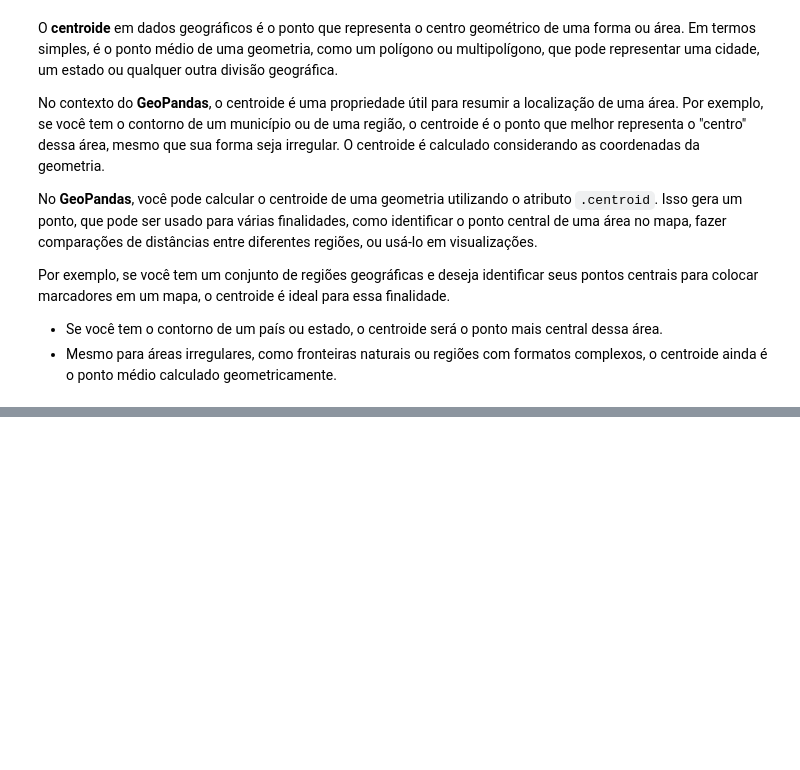
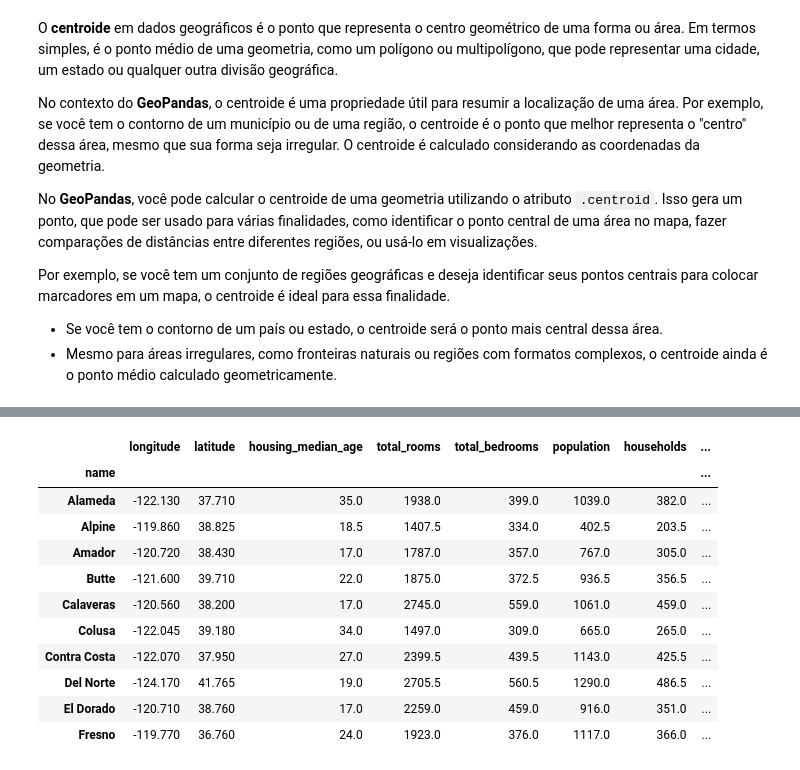
Before and after one commit to HilarioMarques/Regressao_preco_casas_California_Kaggle, a Jupyter notebook: notebooks/GeoPandas .ipynb, the cells around one changed output, grey strips where cells are left out. Saved outputs shown, nothing was run; the diff lists cells and outputs as text; code cells hidden in the pictures; blank space fills up the shorter version.

```diff
--- a/notebooks/GeoPandas .ipynb
+++ b/notebooks/GeoPandas .ipynb
@@ -252,0 +543,15 @@ plt.show()
+# %%
+gdf_joined.groupby("name").median(numeric_only=True).head(10)
+# %% [output]
+|  | longitude | latitude | housing_median_age | total_rooms | total_bedrooms | population | households | ... |
+| name |  |  |  |  |  |  |  | ... |
+| Alameda | -122.130 | 37.710 | 35.0 | 1938.0 | 399.0 | 1039.0 | 382.0 | ... |
+| Alpine | -119.860 | 38.825 | 18.5 | 1407.5 | 334.0 | 402.5 | 203.5 | ... |
+| Amador | -120.720 | 38.430 | 17.0 | 1787.0 | 357.0 | 767.0 | 305.0 | ... |
+| Butte | -121.600 | 39.710 | 22.0 | 1875.0 | 372.5 | 936.5 | 356.5 | ... |
+| Calaveras | -120.560 | 38.200 | 17.0 | 2745.0 | 559.0 | 1061.0 | 459.0 | ... |
+| Colusa | -122.045 | 39.180 | 34.0 | 1497.0 | 309.0 | 665.0 | 265.0 | ... |
+| Contra Costa | -122.070 | 37.950 | 27.0 | 2399.5 | 439.5 | 1143.0 | 425.5 | ... |
+| Del Norte | -124.170 | 41.765 | 19.0 | 2705.5 | 560.5 | 1290.0 | 486.5 | ... |
+| El Dorado | -120.710 | 38.760 | 17.0 | 2259.0 | 459.0 | 916.0 | 351.0 | ... |
+| Fresno | -119.770 | 36.760 | 24.0 | 1923.0 | 376.0 | 1117.0 | 366.0 | ... |
```
Also changed, not shown: parts of 34 cells of this notebook.
